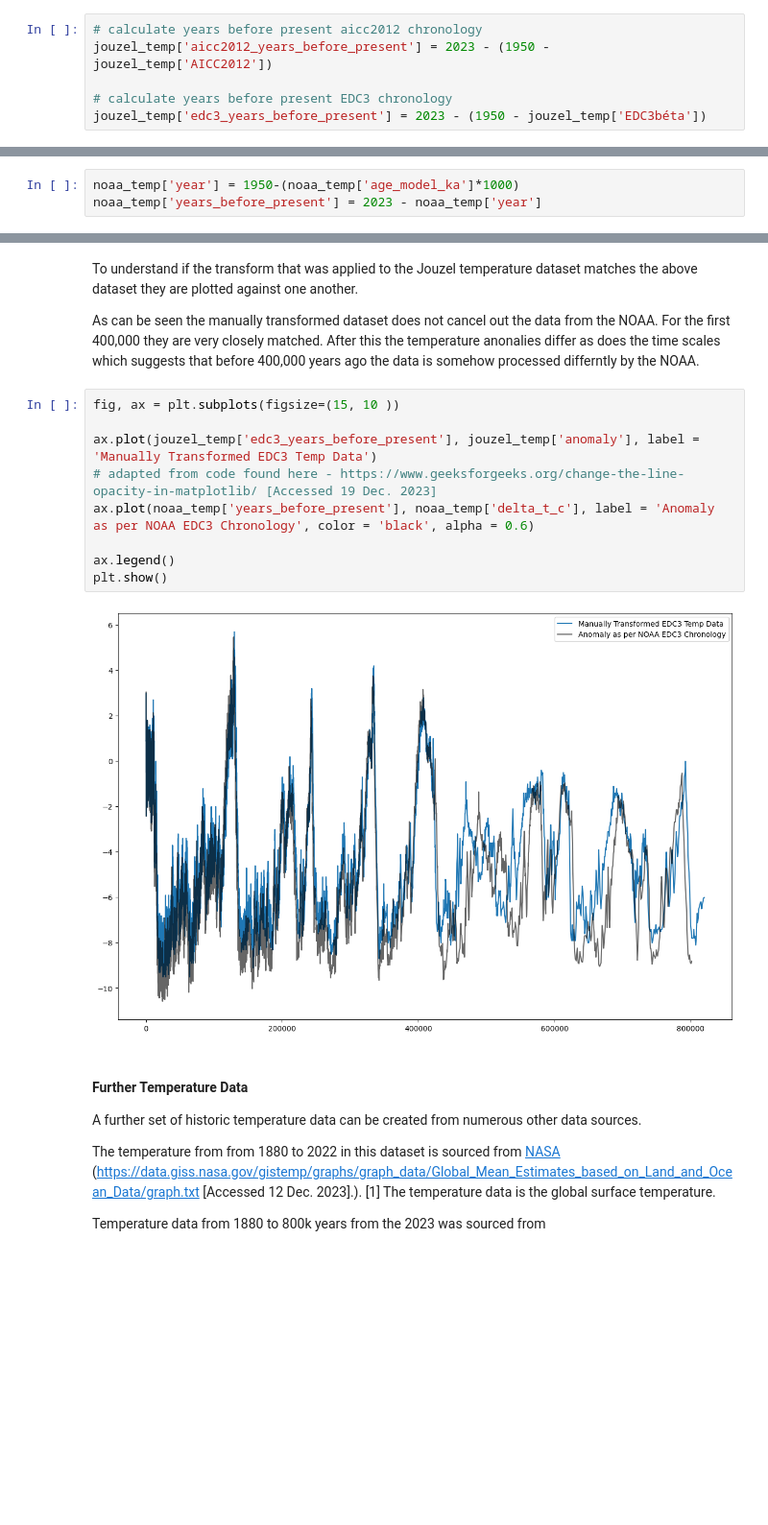
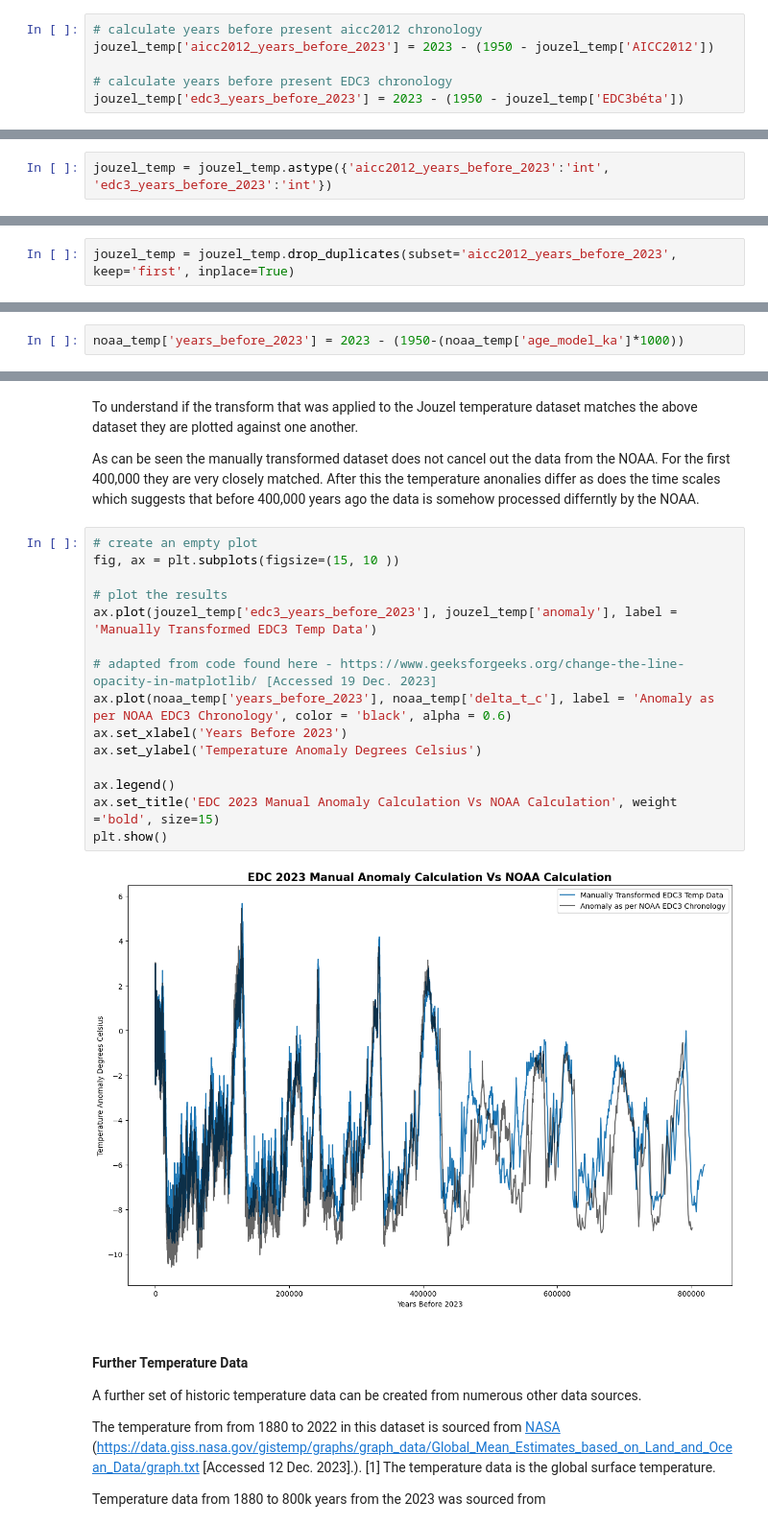
Before and after one commit to humphs078/Owner-avatar-programming_for_data_analysis_assignment_2, a Jupyter notebook: rough_work/submission.ipynb, the cells around one changed output, grey strips where cells are left out. Shown at 96% size. Cells and saved outputs as stored; diff of their text form; blank space fills up the shorter version.

Commit message:
Working through notebook in rough work to make it cleaner. Cleaned up as far as noaa_temp.

```diff
--- a/rough_work/submission.ipynb
+++ b/rough_work/submission.ipynb
@@ -460,9 +517,9 @@ A columns with to calculate the years from present is added to the DataFrame.
 # %%
 # calculate years before present aicc2012 chronology
-jouzel_temp['aicc2012_years_before_present'] = 2023 - (1950 - jouzel_temp['AICC2012'])
+jouzel_temp['aicc2012_years_before_2023'] = 2023 - (1950 - jouzel_temp['AICC2012'])
 
 # calculate years before present EDC3 chronology
-jouzel_temp['edc3_years_before_present'] = 2023 - (1950 - jouzel_temp['EDC3béta'])
+jouzel_temp['edc3_years_before_2023'] = 2023 - (1950 - jouzel_temp['EDC3béta'])
 # %% [markdown]
 The DataFrame is printed to validate the calculations.
 # %%
@@ -483,0 +562,2 @@ jouzel_temp
+# %%
+jouzel_temp = jouzel_temp.astype({'aicc2012_years_before_2023':'int', 'edc3_years_before_2023':'int'})
@@ -484,3 +583,5 @@ jouzel_temp
+# %%
+jouzel_temp = jouzel_temp.drop_duplicates(subset='aicc2012_years_before_2023', keep='first', inplace=True)
 # %% [markdown]
 #### NOAA Temperature Data <a id="noaa-temperature-data"></a>
 
@@ -520,8 +632,7 @@ noaa_temp
 # %% [markdown]
 Columns are added to calculate the year and the year before 2023.
 # %%
-noaa_temp['year'] = 1950-(noaa_temp['age_model_ka']*1000)
-noaa_temp['years_before_present'] = 2023 - noaa_temp['year']
+noaa_temp['years_before_2023'] = 2023 - (1950-(noaa_temp['age_model_ka']*1000))
 # %%
 noaa_temp
 # %% [output]
@@ -543,16 +654,22 @@ To understand if the transform that was applied to the Jouzel temperature datase
 
 As can be seen the manually transformed dataset does not cancel out the data from the NOAA. For the first 400,000 they are very closely matched. After this the temperature anonalies differ as does the time scales which suggests that before 400,000 years ago the data is somehow processed differntly by the NOAA.
 # %%
+# create an empty plot
 fig, ax = plt.subplots(figsize=(15, 10 ))
 
-ax.plot(jouzel_temp['edc3_years_before_present'], jouzel_temp['anomaly'], label = 'Manually Transformed EDC3 Temp Data')
+# plot the results
+ax.plot(jouzel_temp['edc3_years_before_2023'], jouzel_temp['anomaly'], label = 'Manually Transformed EDC3 Temp Data')
+
 # adapted from code found here - https://www.geeksforgeeks.org/change-the-line-opacity-in-matplotlib/ [Accessed 19 Dec. 2023]
-ax.plot(noaa_temp['years_before_present'], noaa_temp['delta_t_c'], label = 'Anomaly as per NOAA EDC3 Chronology', color = 'black', alpha = 0.6)
+ax.plot(noaa_temp['years_before_2023'], noaa_temp['delta_t_c'], label = 'Anomaly as per NOAA EDC3 Chronology', color = 'black', alpha = 0.6)
+ax.set_xlabel('Years Before 2023')
+ax.set_ylabel('Temperature Anomaly Degrees Celsius')
 
 ax.legend()
+ax.set_title('EDC 2023 Manual Anomaly Calculation Vs NOAA Calculation', weight ='bold', size=15)
 plt.show()
 # %% [output]
-[figure, old version]
+[figure, new version]
 # %% [markdown]
 #### Further Temperature Data <a id="further-temperature-data"></a>
 
```
Also changed, not shown: parts of 48 cells of this notebook, 2 other files.
